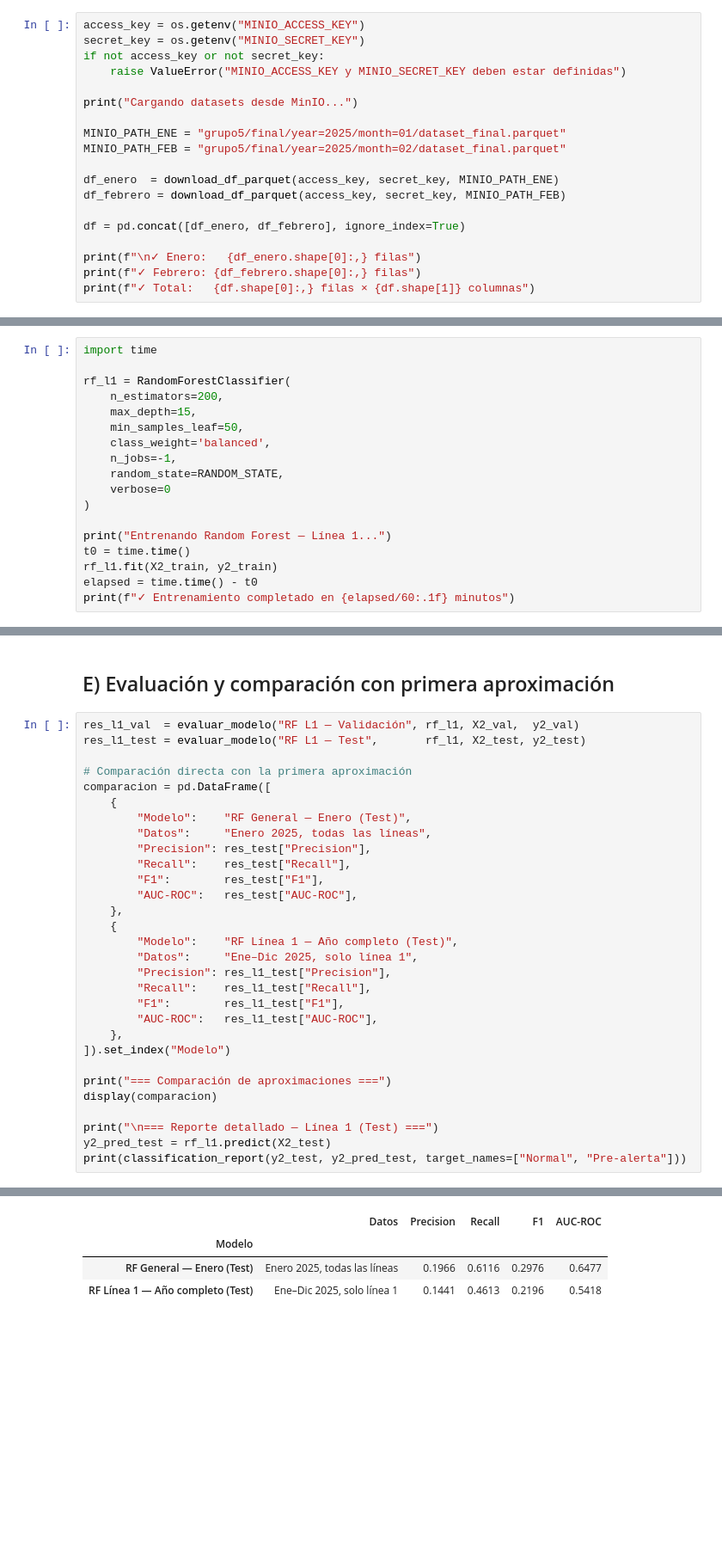
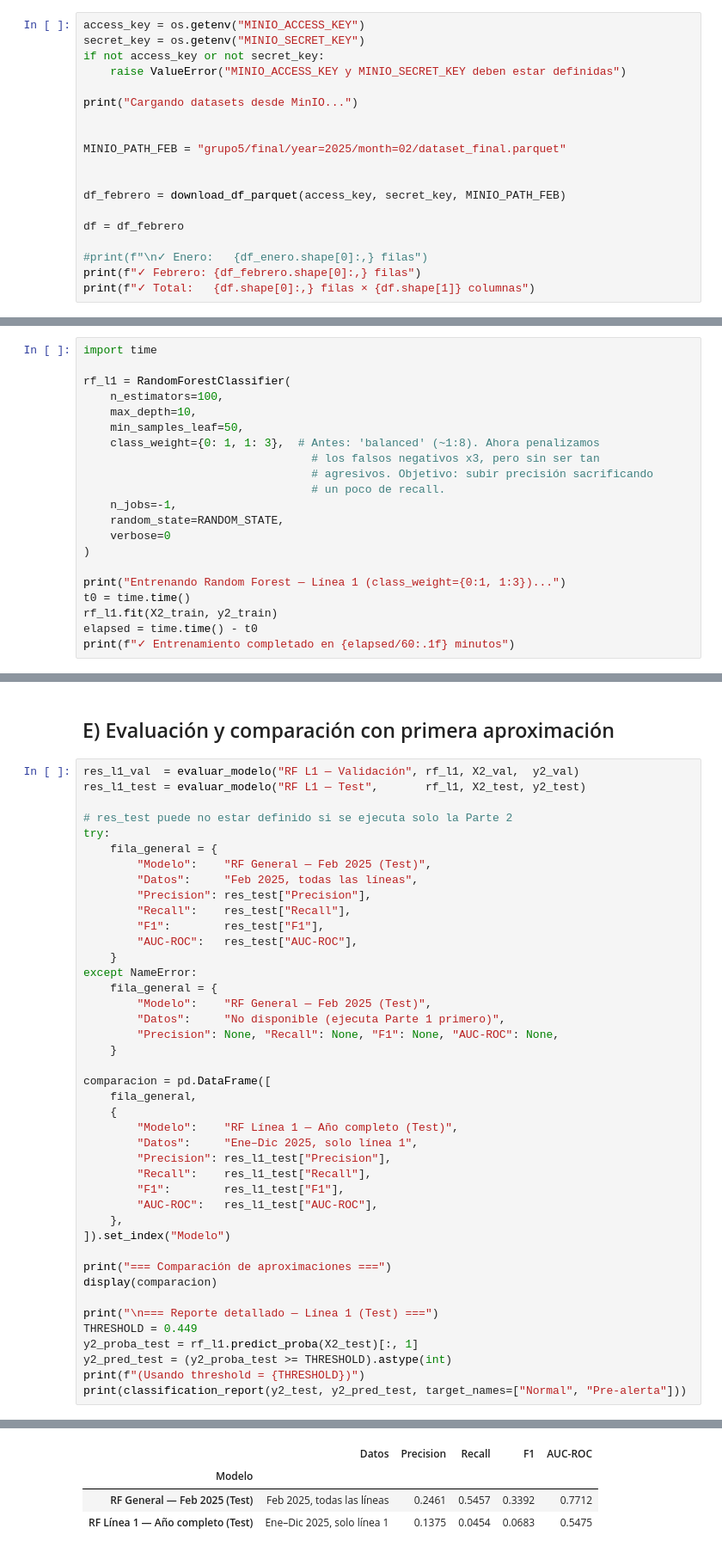
Before and after one commit to UCM-GIDIA-PD1/c2526-R5, a Jupyter notebook: src/models/modelos_alertas/tecnica_RandomForest.ipynb, the cells around one changed output, grey strips where cells are left out. Shown at 86% size. Saved outputs shown, nothing was run; the diff lists cells and outputs as text; blank space fills up the shorter version.

Commit message:
Modelo por línea mejorado

```diff
--- a/src/models/modelos_alertas/tecnica_RandomForest.ipynb
+++ b/src/models/modelos_alertas/tecnica_RandomForest.ipynb
@@ -52,15 +52,15 @@ if not access_key or not secret_key:
 
 print("Cargando datasets desde MinIO...")
 
-MINIO_PATH_ENE = "grupo5/final/year=2025/month=01/dataset_final.parquet"
+
 MINIO_PATH_FEB = "grupo5/final/year=2025/month=02/dataset_final.parquet"
 
-df_enero  = download_df_parquet(access_key, secret_key, MINIO_PATH_ENE)
+
 df_febrero = download_df_parquet(access_key, secret_key, MINIO_PATH_FEB)
 
-df = pd.concat([df_enero, df_febrero], ignore_index=True)
+df = df_febrero
 
-print(f"\n✓ Enero:   {df_enero.shape[0]:,} filas")
+#print(f"\n✓ Enero:   {df_enero.shape[0]:,} filas")
 print(f"✓ Febrero: {df_febrero.shape[0]:,} filas")
 print(f"✓ Total:   {df.shape[0]:,} filas × {df.shape[1]} columnas")
 # %% [output]
@@ -447,16 +524,19 @@ Test :   699,113 obs | pre-alerta: 90,124 (12.89%) | 2025-11-06 → 2025-12-31
 import time
 
 rf_l1 = RandomForestClassifier(
-    n_estimators=200,
-    max_depth=15,
+    n_estimators=100,
+    max_depth=10,
     min_samples_leaf=50,
-    class_weight='balanced',
+    class_weight={0: 1, 1: 3},  # Antes: 'balanced' (~1:8). Ahora penalizamos
+                                  # los falsos negativos x3, pero sin ser tan
+                                  # agresivos. Objetivo: subir precisión sacrificando
+                                  # un poco de recall.
     n_jobs=-1,
     random_state=RANDOM_STATE,
     verbose=0
 )
 
-print("Entrenando Random Forest — Línea 1...")
+print("Entrenando Random Forest — Línea 1 (class_weight={0:1, 1:3})...")
 t0 = time.time()
 rf_l1.fit(X2_train, y2_train)
 elapsed = time.time() - t0
@@ -469,37 +549,49 @@ Entrenando Random Forest — Línea 1...
 # %%
 res_l1_val  = evaluar_modelo("RF L1 — Validación", rf_l1, X2_val,  y2_val)
 res_l1_test = evaluar_modelo("RF L1 — Test",       rf_l1, X2_test, y2_test)
 
-# Comparación directa con la primera aproximación
-comparacion = pd.DataFrame([
-    {
-        "Modelo":    "RF General — Enero (Test)",
-        "Datos":     "Enero 2025, todas las líneas",
+# res_test puede no estar definido si se ejecuta solo la Parte 2
+try:
+    fila_general = {
+        "Modelo":    "RF General — Feb 2025 (Test)",
+        "Datos":     "Feb 2025, todas las líneas",
         "Precision": res_test["Precision"],
         "Recall":    res_test["Recall"],
         "F1":        res_test["F1"],
         "AUC-ROC":   res_test["AUC-ROC"],
-    },
+    }
+except NameError:
+    fila_general = {
+        "Modelo":    "RF General — Feb 2025 (Test)",
+        "Datos":     "No disponible (ejecuta Parte 1 primero)",
+        "Precision": None, "Recall": None, "F1": None, "AUC-ROC": None,
+    }
+
+comparacion = pd.DataFrame([
+    fila_general,
     {
         "Modelo":    "RF Línea 1 — Año completo (Test)",
         "Datos":     "Ene–Dic 2025, solo línea 1",
         "Precision": res_l1_test["Precision"],
         "Recall":    res_l1_test["Recall"],
         "F1":        res_l1_test["F1"],
         "AUC-ROC":   res_l1_test["AUC-ROC"],
     },
 ]).set_index("Modelo")
 
 print("=== Comparación de aproximaciones ===")
 display(comparacion)
 
 print("\n=== Reporte detallado — Línea 1 (Test) ===")
-y2_pred_test = rf_l1.predict(X2_test)
+THRESHOLD = 0.449
+y2_proba_test = rf_l1.predict_proba(X2_test)[:, 1]
+y2_pred_test = (y2_proba_test >= THRESHOLD).astype(int)
+print(f"(Usando threshold = {THRESHOLD})")
 print(classification_report(y2_test, y2_pred_test, target_names=["Normal", "Pre-alerta"]))
 # %% [output]
 === Comparación de aproximaciones ===
 |  | Datos | Precision | Recall | F1 | AUC-ROC |
 | Modelo |  |  |  |  |  |
-| RF General — Enero (Test) | Enero 2025, todas las líneas | 0.1966 | 0.6116 | 0.2976 | 0.6477 |
-| RF Línea 1 — Año completo (Test) | Ene–Dic 2025, solo línea 1 | 0.1441 | 0.4613 | 0.2196 | 0.5418 |
+| RF General — Feb 2025 (Test) | Feb 2025, todas las líneas | 0.2461 | 0.5457 | 0.3392 | 0.7712 |
+| RF Línea 1 — Año completo (Test) | Ene–Dic 2025, solo línea 1 | 0.1375 | 0.0454 | 0.0683 | 0.5475 |
 === Reporte detallado — Línea 1 (Test) ===
```
Also changed, not shown: parts of 14 cells of this notebook.
